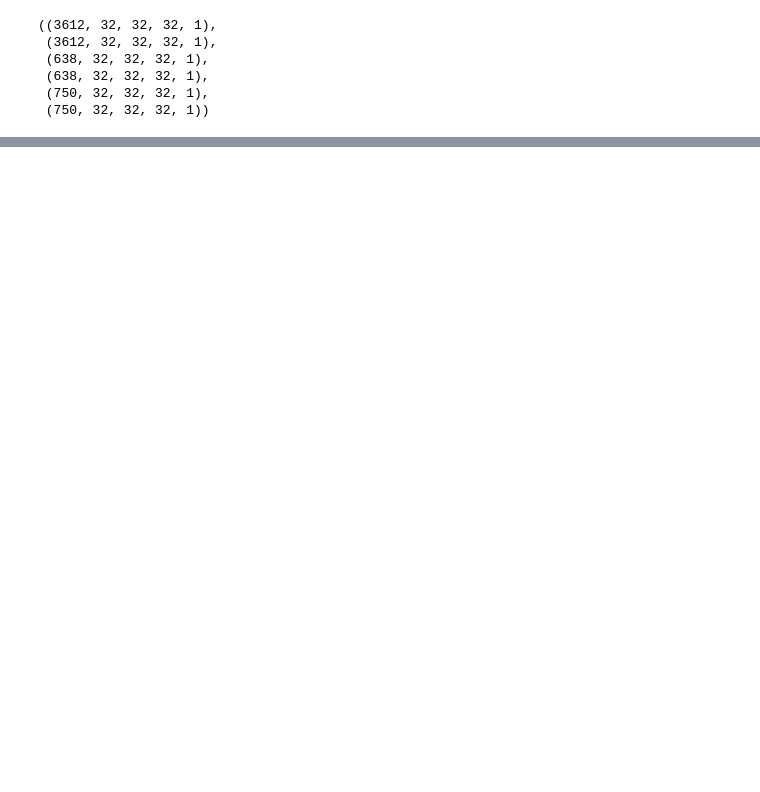
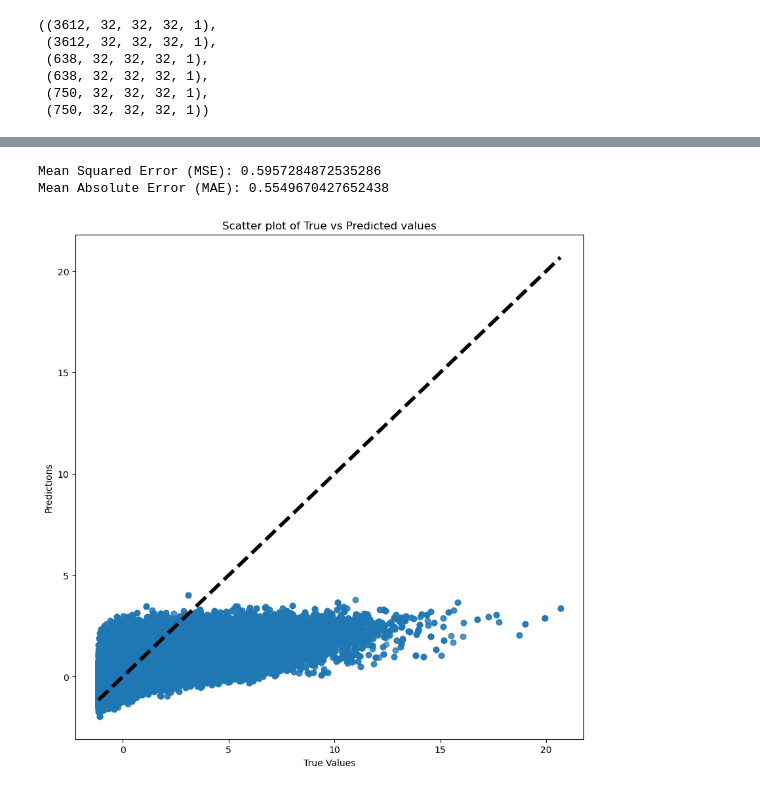
Before and after one commit to nikhilsingh13/initial-state-universe-prediction-box, a Jupyter notebook: resnet_experiment_3.ipynb, the cells around one changed output, grey strips where cells are left out. Drawn from its saved outputs; the diff is of its cells as text; code cells hidden in the pictures; blank space fills up the shorter version.

```diff
--- a/resnet_experiment_3.ipynb
+++ b/resnet_experiment_3.ipynb
@@ -175,0 +285,20 @@ res_model.summary()
+# %%
+# calculating the error metrics
+mse = mean_squared_error(y_test.flatten(), predictions.flatten())
+mae = mean_absolute_error(y_test.flatten(), predictions.flatten())
+
+print(f"Mean Squared Error (MSE): {mse}")
+print(f"Mean Absolute Error (MAE): {mae}")
+# %% [output]
+Mean Squared Error (MSE): 0.5957284872535286
+Mean Absolute Error (MAE): 0.5549670427652438
+# %%
+plt.figure(figsize=(10,10))
+plt.scatter(y_test.flatten(), predictions.flatten(), alpha=0.3)
+plt.plot([y_test.min(), y_test.max()], [y_test.min(), y_test.max()], 'k--', lw=4)
+plt.xlabel('True Values')
+plt.ylabel('Predictions')
+plt.title('Scatter plot of True vs Predicted values')
+plt.show()
+# %% [output]
+[figure, added]
```
Also changed, not shown: parts of 12 cells of this notebook.
